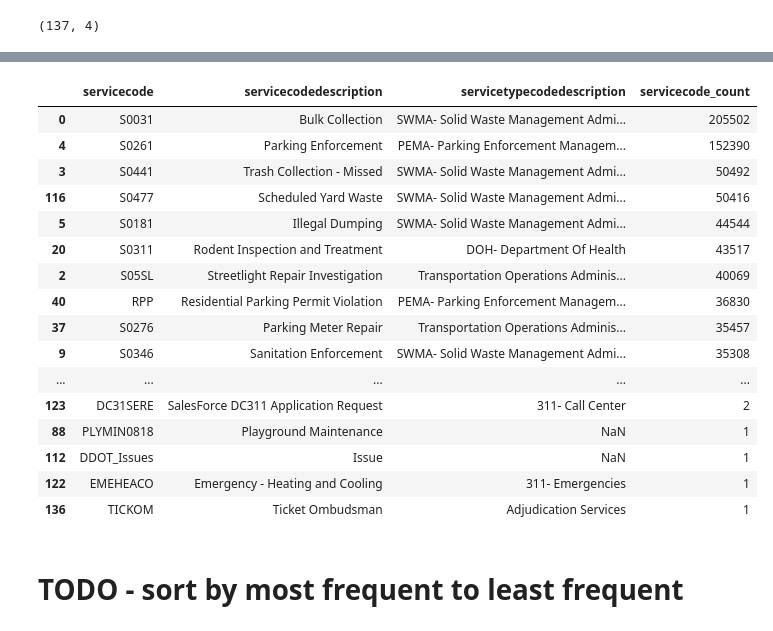
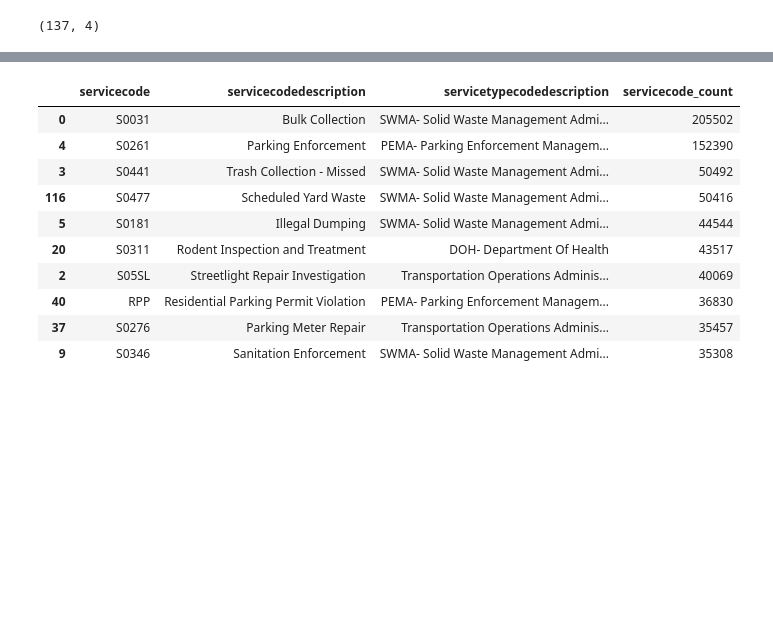
Before and after one commit to FeldmanMike/dc311, a Jupyter notebook: notebooks/02_exploration_for_streamlit_app.ipynb, the cells around one changed output, grey strips where cells are left out. Drawn from its saved outputs; the diff is of its cells as text; code cells hidden in the pictures; blank space fills up the shorter version.

```diff
--- a/notebooks/02_exploration_for_streamlit_app.ipynb
+++ b/notebooks/02_exploration_for_streamlit_app.ipynb
@@ -32,22 +65,14 @@ service_codes.shape
 # %%
-service_codes.sort_values('servicecode_count', ascending=False)
+service_codes.sort_values('servicecode_count', ascending=False).head(10)
 # %% [output]
 |  | servicecode | servicecodedescription | servicetypecodedescription | servicecode_count |
 | 0 | S0031 | Bulk Collection | SWMA- Solid Waste Management Admi... | 205502 |
 | 4 | S0261 | Parking Enforcement | PEMA- Parking Enforcement Managem... | 152390 |
 | 3 | S0441 | Trash Collection - Missed | SWMA- Solid Waste Management Admi... | 50492 |
 | 116 | S0477 | Scheduled Yard Waste | SWMA- Solid Waste Management Admi... | 50416 |
 | 5 | S0181 | Illegal Dumping | SWMA- Solid Waste Management Admi... | 44544 |
 | 20 | S0311 | Rodent Inspection and Treatment | DOH- Department Of Health | 43517 |
 | 2 | S05SL | Streetlight Repair Investigation | Transportation Operations Adminis... | 40069 |
 | 40 | RPP | Residential Parking Permit Violation | PEMA- Parking Enforcement Managem... | 36830 |
 | 37 | S0276 | Parking Meter Repair | Transportation Operations Adminis... | 35457 |
 | 9 | S0346 | Sanitation Enforcement | SWMA- Solid Waste Management Admi... | 35308 |
-| ... | ... | ... | ... | ... |
-| 123 | DC31SERE | SalesForce DC311 Application Request | 311- Call Center | 2 |
-| 88 | PLYMIN0818 | Playground Maintenance | NaN | 1 |
-| 112 | DDOT_Issues | Issue | NaN | 1 |
-| 122 | EMEHEACO | Emergency - Heating and Cooling | 311- Emergencies | 1 |
-| 136 | TICKOM | Ticket Ombudsman | Adjudication Services | 1 |
-# %% [markdown]
-# TODO - sort by most frequent to least frequent
```
Also changed, not shown: parts of 13 cells of this notebook, 1 other file.
